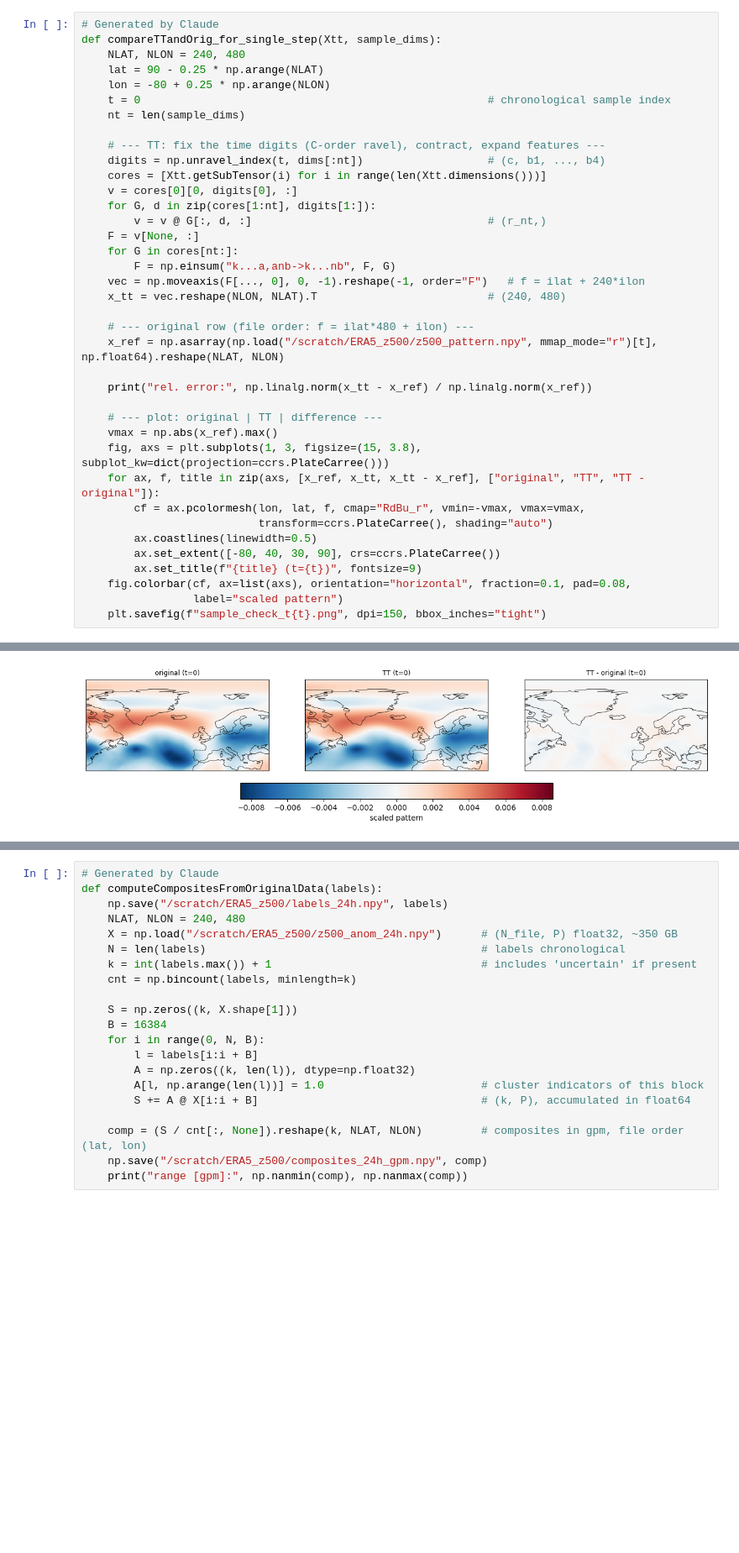
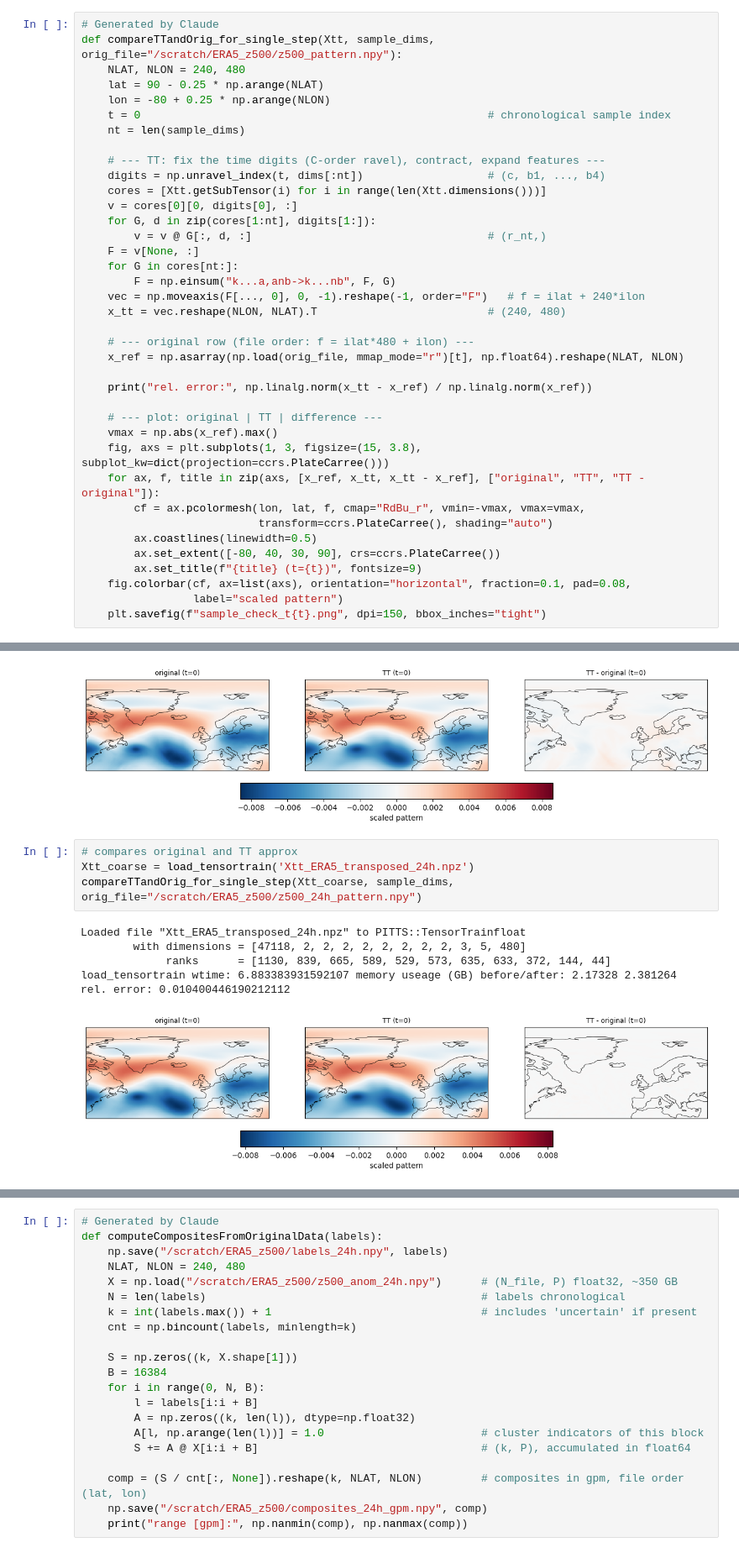
Before and after one commit to melven/pitts, a Jupyter notebook: examples/Interactive_ERA5_thesis.ipynb, the cells around one changed output, grey strips where cells are left out. Shown at 84% size. Cells and saved outputs as stored; diff of their text form; blank space fills up the shorter version.

```diff
--- a/examples/Interactive_ERA5_thesis.ipynb
+++ b/examples/Interactive_ERA5_thesis.ipynb
@@ -688,7 +761,7 @@ plotComposites(Xtt, labels_deflated_stable)
 [figure]
 # %%
 # Generated by Claude
-def compareTTandOrig_for_single_step(Xtt, sample_dims):
+def compareTTandOrig_for_single_step(Xtt, sample_dims, orig_file="/scratch/ERA5_z500/z500_pattern.npy"):
     NLAT, NLON = 240, 480
     lat = 90 - 0.25 * np.arange(NLAT)
     lon = -80 + 0.25 * np.arange(NLON)
@@ -708,7 +781,7 @@ def compareTTandOrig_for_single_step(Xtt, sample_dims):
     x_tt = vec.reshape(NLON, NLAT).T                          # (240, 480)
 
     # --- original row (file order: f = ilat*480 + ilon) ---
-    x_ref = np.asarray(np.load("/scratch/ERA5_z500/z500_pattern.npy", mmap_mode="r")[t], np.float64).reshape(NLAT, NLON)
+    x_ref = np.asarray(np.load(orig_file, mmap_mode="r")[t], np.float64).reshape(NLAT, NLON)
 
     print("rel. error:", np.linalg.norm(x_tt - x_ref) / np.linalg.norm(x_ref))
 
@@ -730,3 +803,14 @@ compareTTandOrig_for_single_step(Xtt, sample_dims)
 # %% [output]
 rel. error: 0.0852249908931013
 [figure]
+# %%
+# compares original and TT approx
+Xtt_coarse = load_tensortrain('Xtt_ERA5_transposed_24h.npz')
+compareTTandOrig_for_single_step(Xtt_coarse, sample_dims, orig_file="/scratch/ERA5_z500/z500_24h_pattern.npy")
+# %% [output]
+Loaded file "Xtt_ERA5_transposed_24h.npz" to PITTS::TensorTrainfloat
+        with dimensions = [47118, 2, 2, 2, 2, 2, 2, 2, 2, 3, 5, 480]
+             ranks      = [1130, 839, 665, 589, 529, 573, 635, 633, 372, 144, 44]
+load_tensortrain wtime: 6.883383931592107 memory useage (GB) before/after: 2.17328 2.381264
+rel. error: 0.010400446190212112
+[figure, added]
```
Also changed, not shown: parts of 42 cells of this notebook.
